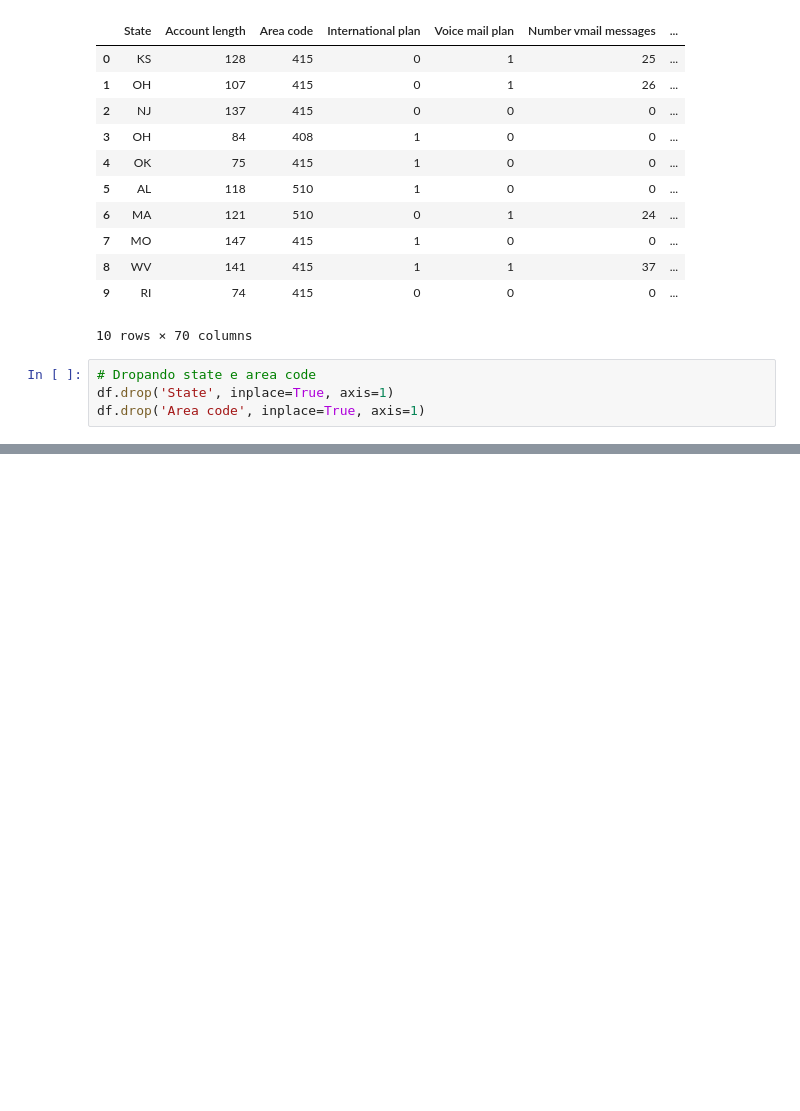
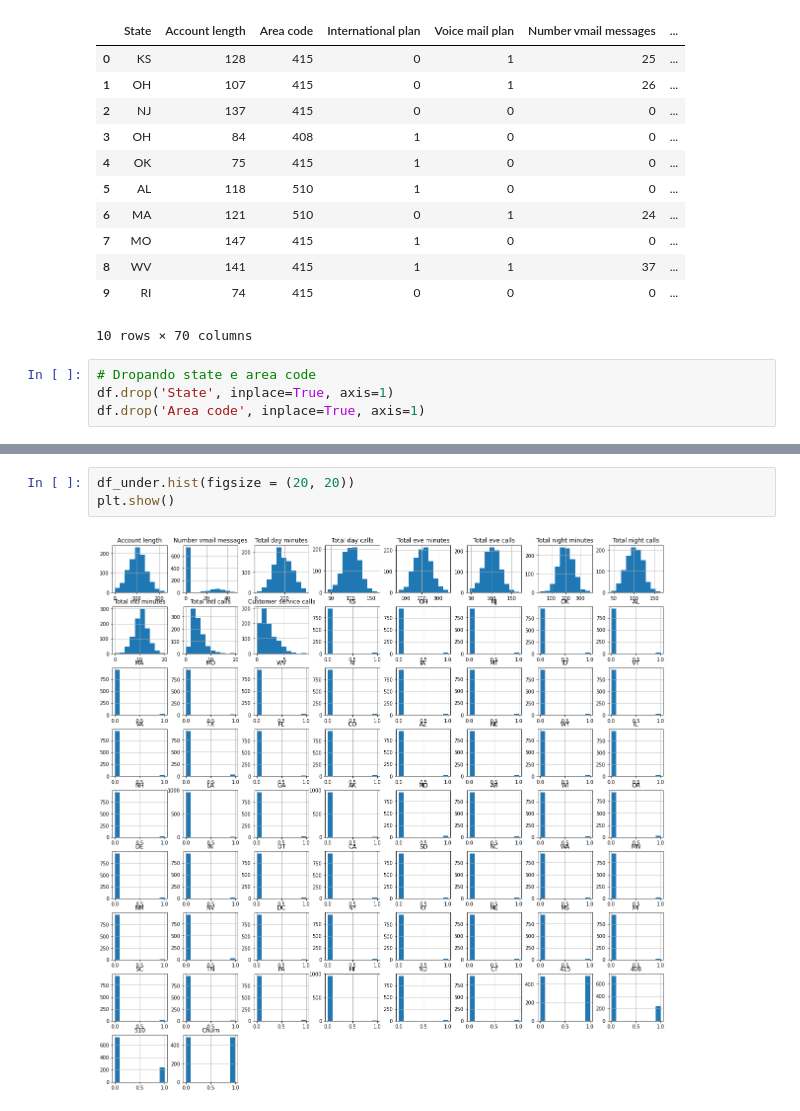
Before and after one commit to ThiagoOliveira001/learningIA, a Jupyter notebook: desafio-telecom/desafio_ia_telecom_v4.ipynb, the cells around one changed output, grey strips where cells are left out. Saved outputs shown, nothing was run; the diff lists cells and outputs as text; blank space fills up the shorter version.

```diff
--- a/desafio-telecom/desafio_ia_telecom_v4.ipynb
+++ b/desafio-telecom/desafio_ia_telecom_v4.ipynb
@@ -334,0 +384,5 @@ df.drop('Area code', inplace=True, axis=1)
+# %%
+df_under.hist(figsize = (20, 20))
+plt.show()
+# %% [output]
+[figure, added]
```
Also changed, not shown: parts of 20 cells of this notebook.
